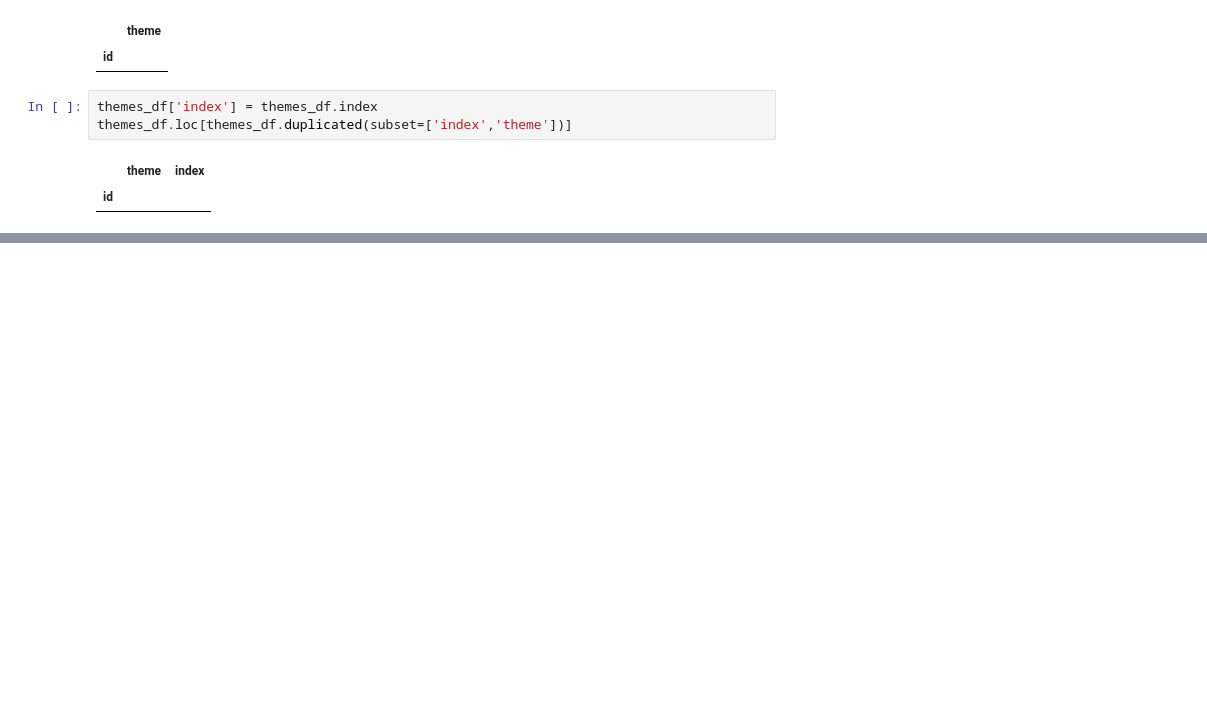
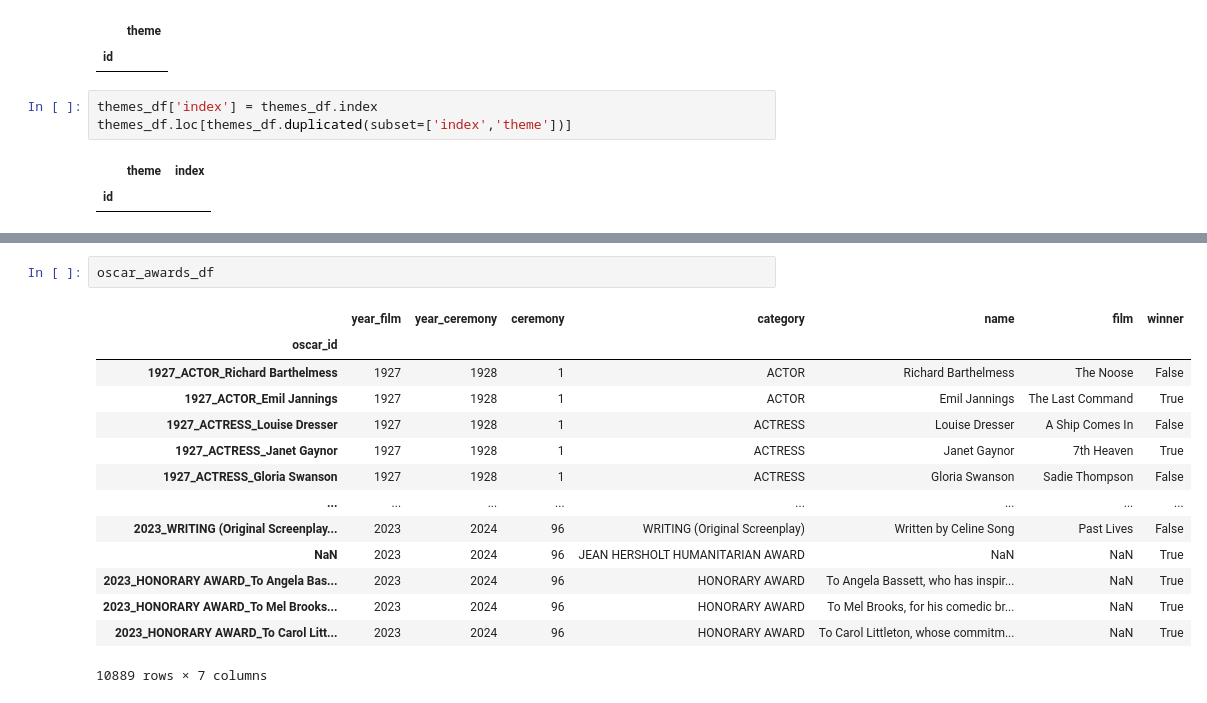
Before and after one commit to SacchettiLorenzo/IUMTWEB_DataAnalysis, a Jupyter notebook: data cleaning/DataCleaning.ipynb, the cells around one changed output, grey strips where cells are left out. Drawn from its saved outputs; the diff is of its cells as text; blank space fills up the shorter version.

```diff
--- a/data cleaning/DataCleaning.ipynb
+++ b/data cleaning/DataCleaning.ipynb
@@ -811,0 +898,17 @@ themes_df.loc[themes_df.duplicated(subset=['index','theme'])]
+# %%
+oscar_awards_df
+# %% [output]
+|  | year_film | year_ceremony | ceremony | category | name | film | winner |
+| oscar_id |  |  |  |  |  |  |  |
+| 1927_ACTOR_Richard Barthelmess | 1927 | 1928 | 1 | ACTOR | Richard Barthelmess | The Noose | False |
+| 1927_ACTOR_Emil Jannings | 1927 | 1928 | 1 | ACTOR | Emil Jannings | The Last Command | True |
+| 1927_ACTRESS_Louise Dresser | 1927 | 1928 | 1 | ACTRESS | Louise Dresser | A Ship Comes In | False |
+| 1927_ACTRESS_Janet Gaynor | 1927 | 1928 | 1 | ACTRESS | Janet Gaynor | 7th Heaven | True |
+| 1927_ACTRESS_Gloria Swanson | 1927 | 1928 | 1 | ACTRESS | Gloria Swanson | Sadie Thompson | False |
+| ... | ... | ... | ... | ... | ... | ... | ... |
+| 2023_WRITING (Original Screenplay... | 2023 | 2024 | 96 | WRITING (Original Screenplay) | Written by Celine Song | Past Lives | False |
+| NaN | 2023 | 2024 | 96 | JEAN HERSHOLT HUMANITARIAN AWARD | NaN | NaN | True |
+| 2023_HONORARY AWARD_To Angela Bas... | 2023 | 2024 | 96 | HONORARY AWARD | To Angela Bassett, who has inspir... | NaN | True |
+| 2023_HONORARY AWARD_To Mel Brooks... | 2023 | 2024 | 96 | HONORARY AWARD | To Mel Brooks, for his comedic br... | NaN | True |
+| 2023_HONORARY AWARD_To Carol Litt... | 2023 | 2024 | 96 | HONORARY AWARD | To Carol Littleton, whose commitm... | NaN | True |
+10889 rows × 7 columns
```
Also changed, not shown: parts of 18 cells of this notebook, 1 other file.
